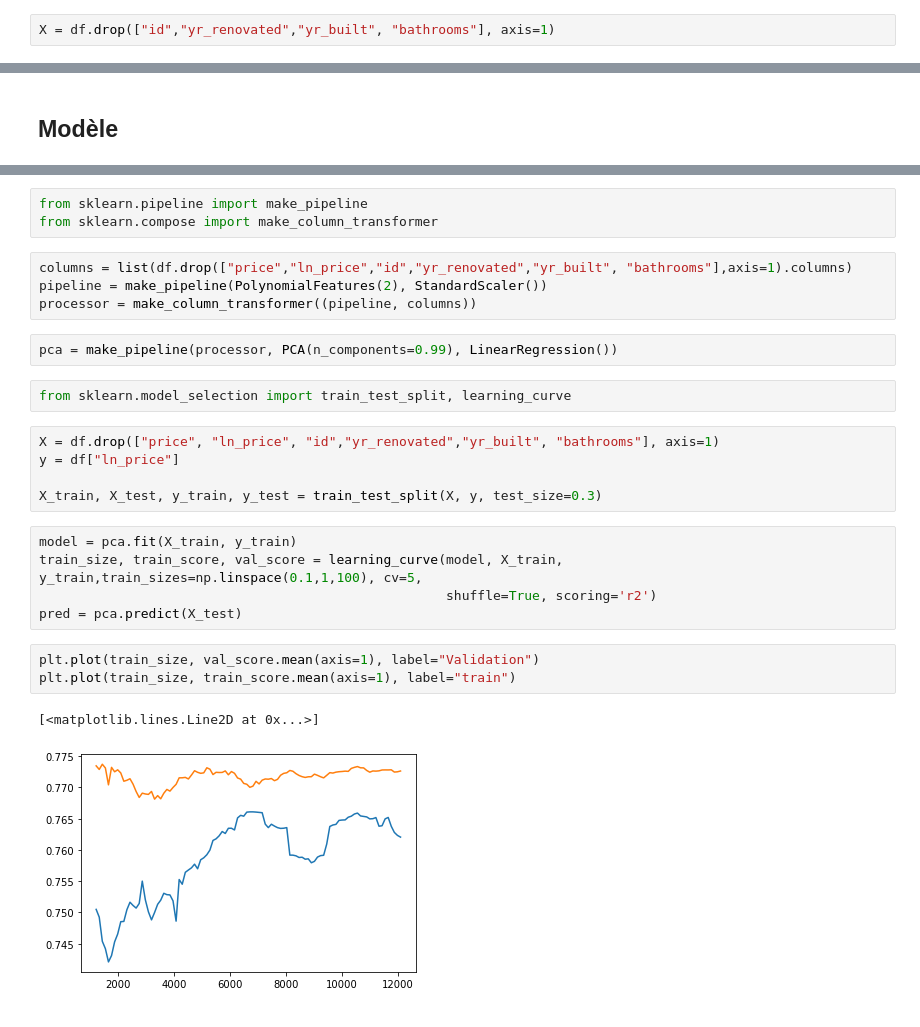
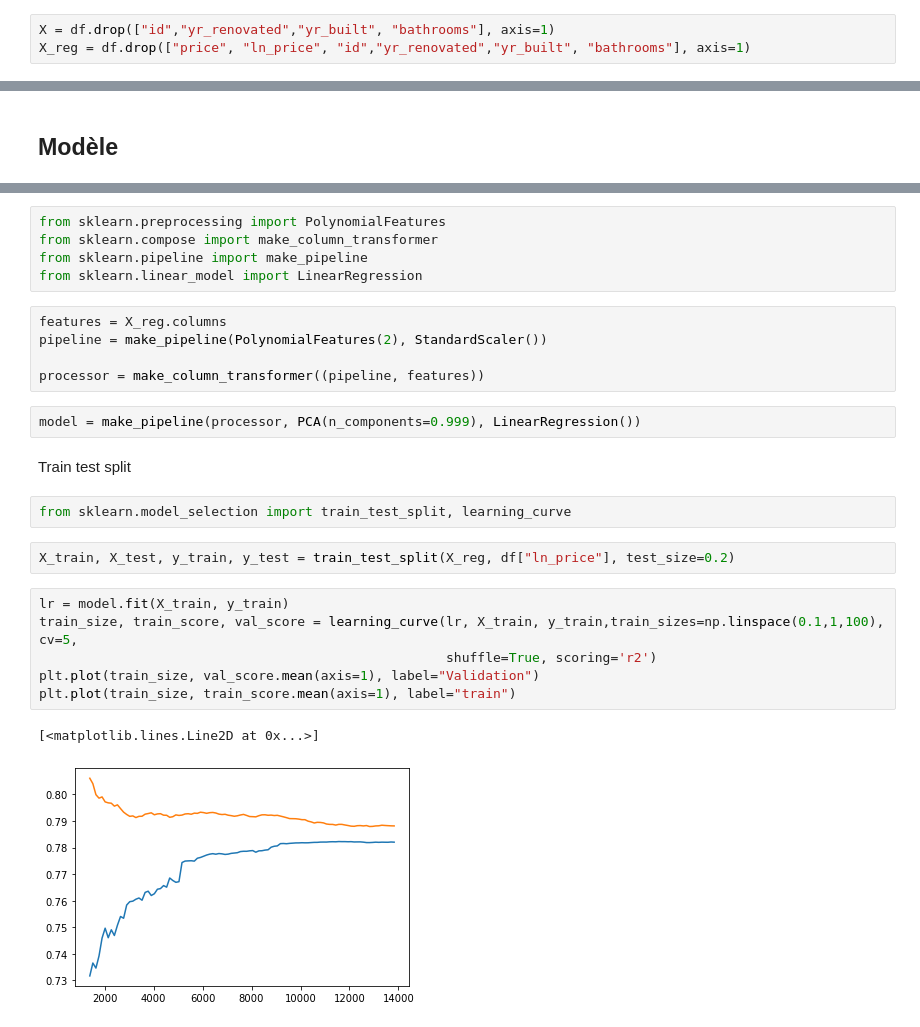
Before and after one commit to RudyBourez/Machine_Learning, a Jupyter notebook: ACP/acp.ipynb, the cells around one changed output, grey strips where cells are left out. Saved outputs shown, nothing was run; the diff lists cells and outputs as text.

```diff
--- a/ACP/acp.ipynb
+++ b/ACP/acp.ipynb
@@ -46,3 +43,4 @@ See the caveats in the documentation: https://pandas.pydata.org/pandas-docs/stab
 ## Standardisation des données
 # %%
 X = df.drop(["id","yr_renovated","yr_built", "bathrooms"], axis=1)
+X_reg = df.drop(["price", "ln_price", "id","yr_renovated","yr_built", "bathrooms"], axis=1)
@@ -138,27 +109,27 @@ display_factorial_planes(X_projected, components, pca, [(0,1),(2,3),(4,5),(6,7),
 # %%
+from sklearn.preprocessing import PolynomialFeatures
+from sklearn.compose import make_column_transformer
 from sklearn.pipeline import make_pipeline
-from sklearn.compose import make_column_transformer
+from sklearn.linear_model import LinearRegression
 # %%
-columns = list(df.drop(["price","ln_price","id","yr_renovated","yr_built", "bathrooms"],axis=1).columns)
+features = X_reg.columns
 pipeline = make_pipeline(PolynomialFeatures(2), StandardScaler())
-processor = make_column_transformer((pipeline, columns))
+
+processor = make_column_transformer((pipeline, features))
 # %%
-pca = make_pipeline(processor, PCA(n_components=0.99), LinearRegression())
+model = make_pipeline(processor, PCA(n_components=0.999), LinearRegression())
+# %% [markdown]
+Train test split
 # %%
 from sklearn.model_selection import train_test_split, learning_curve
-# %%
-X = df.drop(["price", "ln_price", "id","yr_renovated","yr_built", "bathrooms"], axis=1)
-y = df["ln_price"]
-
-X_train, X_test, y_train, y_test = train_test_split(X, y, test_size=0.3)
+# %%
+X_train, X_test, y_train, y_test = train_test_split(X_reg, df["ln_price"], test_size=0.2)
 # %%
-model = pca.fit(X_train, y_train)
-train_size, train_score, val_score = learning_curve(model, X_train, y_train,train_sizes=np.linspace(0.1,1,100), cv=5,
+lr = model.fit(X_train, y_train)
+train_size, train_score, val_score = learning_curve(lr, X_train, y_train,train_sizes=np.linspace(0.1,1,100), cv=5,
                                                     shuffle=True, scoring='r2')
-pred = pca.predict(X_test)
+plt.plot(train_size, val_score.mean(axis=1), label="Validation")
+plt.plot(train_size, train_score.mean(axis=1), label="train")
+# %% [output]
+[<matplotlib.lines.Line2D at 0x...>]
+[figure, added]
-# %%
-plt.plot(train_size, val_score.mean(axis=1), label="Validation")
-plt.plot(train_size, train_score.mean(axis=1), label="train")
-# %% [output]
-[<matplotlib.lines.Line2D at 0x...>]
-[figure, removed]
```
Also changed, not shown: parts of 24 cells of this notebook, 6 other files.
